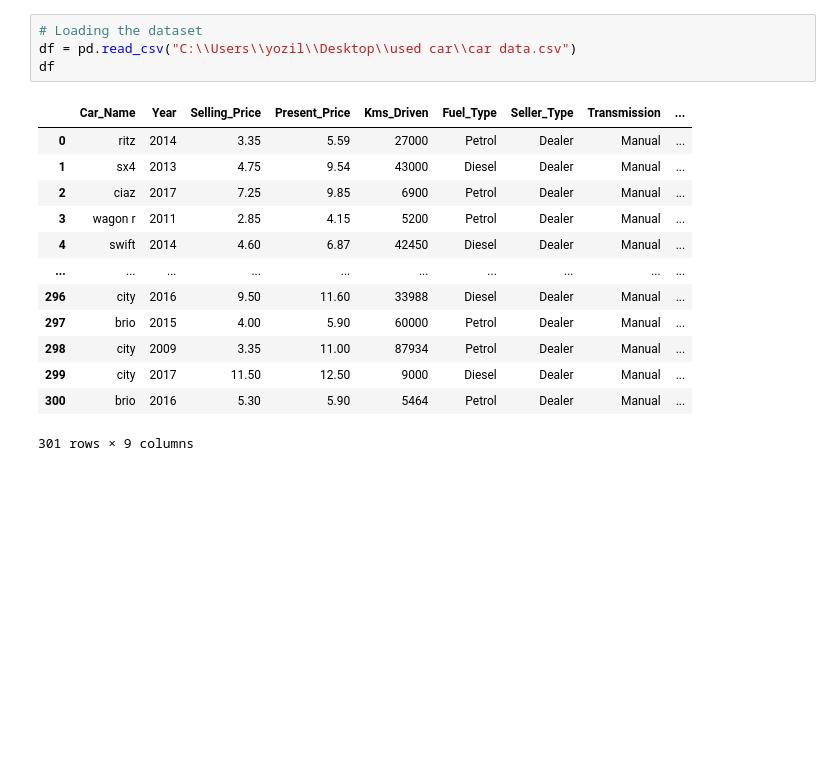
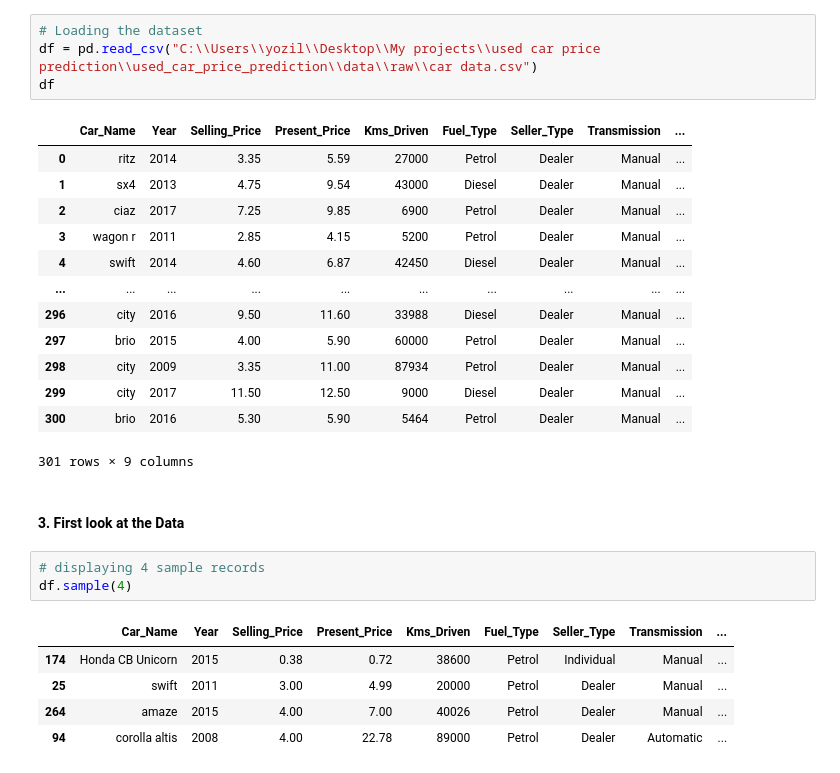
Before and after one commit to yordanossimegnew/Used_Car_Price_Prediction, a Jupyter notebook: notebooks/1.0 data_cleaning_on_the_cars_csv_raw_data.ipynb, the cells around one changed output. Cells and saved outputs as stored; diff of their text form; blank space fills up the shorter version.

```diff
--- a/notebooks/1.0 data_cleaning_on_the_cars_csv_raw_data.ipynb
+++ b/notebooks/1.0 data_cleaning_on_the_cars_csv_raw_data.ipynb
@@ -14,7 +17,7 @@ pd.set_option("display.max_columns",None)
 #### 2. Loading the Dataset
 # %%
 # Loading the dataset
-df = pd.read_csv("C:\\Users\\yozil\\Desktop\\used car\\car data.csv")
+df = pd.read_csv("C:\\Users\\yozil\\Desktop\\My projects\\used car price prediction\\used_car_price_prediction\\data\\raw\\car data.csv")
 df
 # %% [output]
 |  | Car_Name | Year | Selling_Price | Present_Price | Kms_Driven | Fuel_Type | Seller_Type | Transmission | ... |
@@ -30,3 +33,14 @@ df
 | 299 | city | 2017 | 11.50 | 12.50 | 9000 | Diesel | Dealer | Manual | ... |
 | 300 | brio | 2016 | 5.30 | 5.90 | 5464 | Petrol | Dealer | Manual | ... |
 301 rows × 9 columns
+# %% [markdown]
+#### 3. First look at the Data
+# %%
+# displaying 4 sample records
+df.sample(4)
+# %% [output]
+|  | Car_Name | Year | Selling_Price | Present_Price | Kms_Driven | Fuel_Type | Seller_Type | Transmission | ... |
+| 174 | Honda CB Unicorn | 2015 | 0.38 | 0.72 | 38600 | Petrol | Individual | Manual | ... |
+| 25 | swift | 2011 | 3.00 | 4.99 | 20000 | Petrol | Dealer | Manual | ... |
+| 264 | amaze | 2015 | 4.00 | 7.00 | 40026 | Petrol | Dealer | Manual | ... |
+| 94 | corolla altis | 2008 | 4.00 | 22.78 | 89000 | Petrol | Dealer | Automatic | ... |
```
Also changed, not shown: parts of 63 cells of this notebook, 1 other file.
